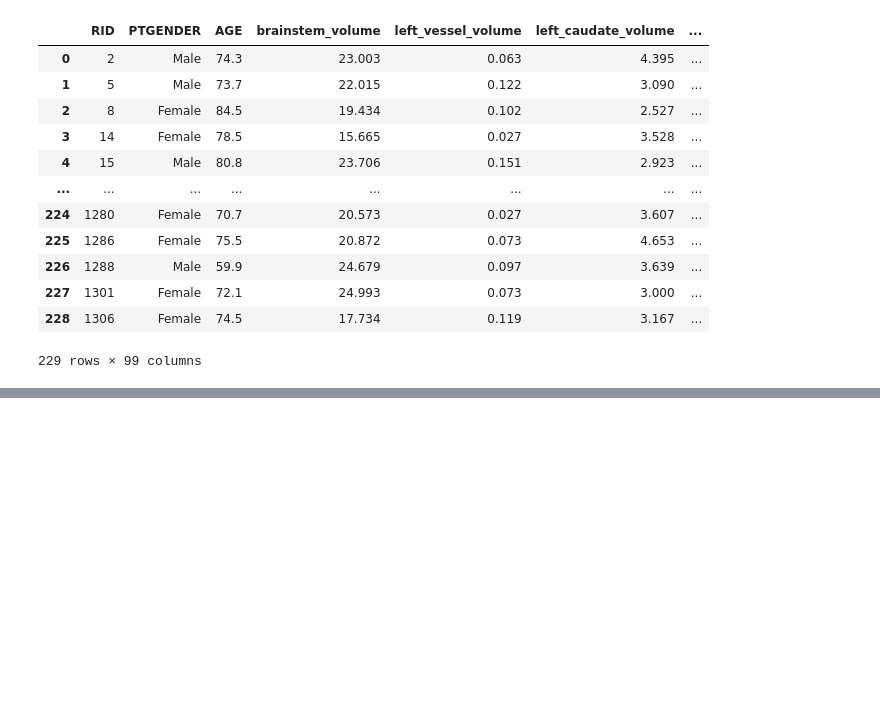
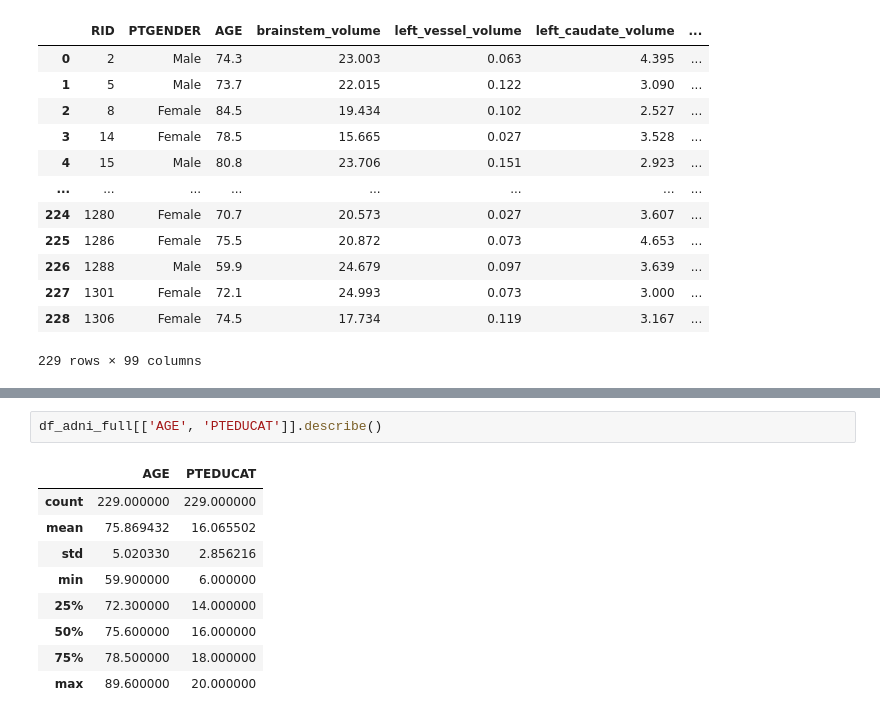
Before and after one commit to Palmitas/proyect-rec-patrones, a Jupyter notebook: cod-proyecto-analisis-pareado.ipynb, the cells around one changed output, grey strips where cells are left out. Saved outputs shown, nothing was run; the diff lists cells and outputs as text; blank space fills up the shorter version.

```diff
--- a/cod-proyecto-analisis-pareado.ipynb
+++ b/cod-proyecto-analisis-pareado.ipynb
@@ -127,0 +156,12 @@ df_adni_gm_volumen_final
+# %%
+df_adni_full[['AGE', 'PTEDUCAT']].describe()
+# %% [output]
+|  | AGE | PTEDUCAT |
+| count | 229.000000 | 229.000000 |
+| mean | 75.869432 | 16.065502 |
+| std | 5.020330 | 2.856216 |
+| min | 59.900000 | 6.000000 |
+| 25% | 72.300000 | 14.000000 |
+| 50% | 75.600000 | 16.000000 |
+| 75% | 78.500000 | 18.000000 |
+| max | 89.600000 | 20.000000 |
```
Also changed, not shown: parts of 12 cells of this notebook.
